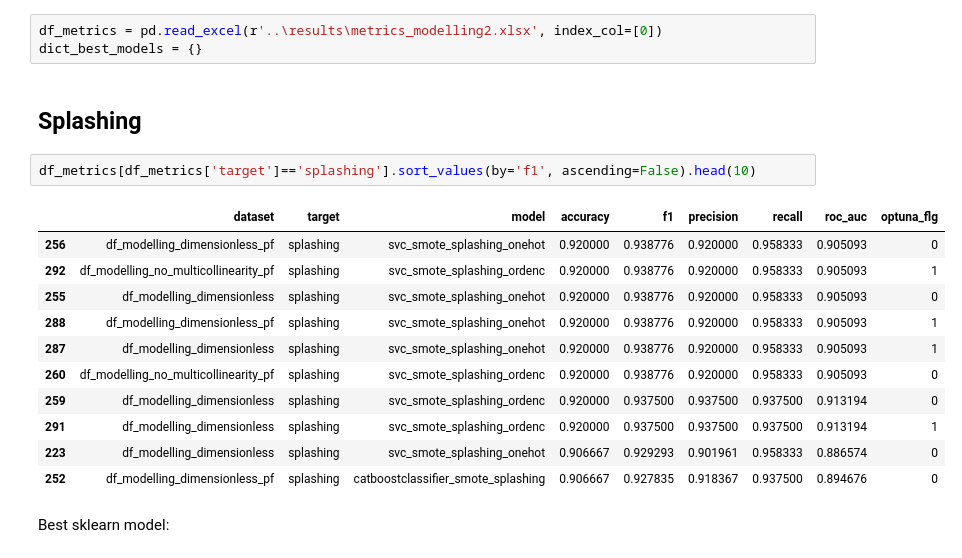
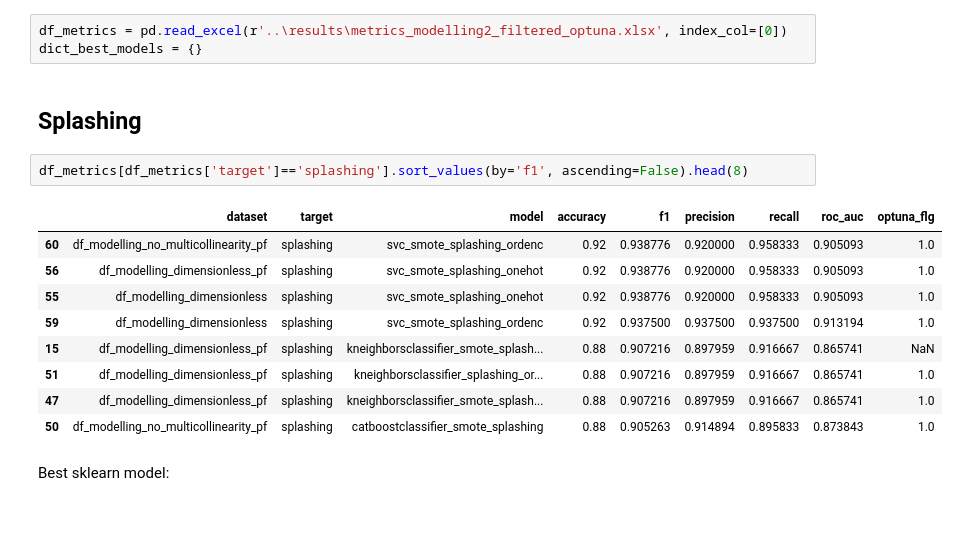
Before and after one commit to mvulf/drop-wall-impact-ml-prediction, a Jupyter notebook: notebooks/models_interpretation.ipynb, the cells around one changed output. Saved outputs shown, nothing was run; the diff lists cells and outputs as text; blank space fills up the shorter version.

Commit message:
[ADD] Models interpretation

```diff
--- a/notebooks/models_interpretation.ipynb
+++ b/notebooks/models_interpretation.ipynb
@@ -26,24 +29,22 @@ RANDOM_STATE = 42
 # %% [markdown]
 # Choosing best models
 # %%
-df_metrics = pd.read_excel(r'..\results\metrics_modelling2.xlsx', index_col=[0])
+df_metrics = pd.read_excel(r'..\results\metrics_modelling2_filtered_optuna.xlsx', index_col=[0])
 dict_best_models = {}
 # %% [markdown]
 ## Splashing
 # %%
-df_metrics[df_metrics['target']=='splashing'].sort_values(by='f1', ascending=False).head(10)
+df_metrics[df_metrics['target']=='splashing'].sort_values(by='f1', ascending=False).head(8)
 # %% [output]
 |  | dataset | target | model | accuracy | f1 | precision | recall | roc_auc | optuna_flg |
-| 256 | df_modelling_dimensionless_pf | splashing | svc_smote_splashing_onehot | 0.920000 | 0.938776 | 0.920000 | 0.958333 | 0.905093 | 0 |
-| 292 | df_modelling_no_multicollinearity_pf | splashing | svc_smote_splashing_ordenc | 0.920000 | 0.938776 | 0.920000 | 0.958333 | 0.905093 | 1 |
-| 255 | df_modelling_dimensionless | splashing | svc_smote_splashing_onehot | 0.920000 | 0.938776 | 0.920000 | 0.958333 | 0.905093 | 0 |
-| 288 | df_modelling_dimensionless_pf | splashing | svc_smote_splashing_onehot | 0.920000 | 0.938776 | 0.920000 | 0.958333 | 0.905093 | 1 |
-| 287 | df_modelling_dimensionless | splashing | svc_smote_splashing_onehot | 0.920000 | 0.938776 | 0.920000 | 0.958333 | 0.905093 | 1 |
-| 260 | df_modelling_no_multicollinearity_pf | splashing | svc_smote_splashing_ordenc | 0.920000 | 0.938776 | 0.920000 | 0.958333 | 0.905093 | 0 |
-| 259 | df_modelling_dimensionless | splashing | svc_smote_splashing_ordenc | 0.920000 | 0.937500 | 0.937500 | 0.937500 | 0.913194 | 0 |
-| 291 | df_modelling_dimensionless | splashing | svc_smote_splashing_ordenc | 0.920000 | 0.937500 | 0.937500 | 0.937500 | 0.913194 | 1 |
-| 223 | df_modelling_dimensionless | splashing | svc_smote_splashing_onehot | 0.906667 | 0.929293 | 0.901961 | 0.958333 | 0.886574 | 0 |
-| 252 | df_modelling_dimensionless_pf | splashing | catboostclassifier_smote_splashing | 0.906667 | 0.927835 | 0.918367 | 0.937500 | 0.894676 | 0 |
+| 60 | df_modelling_no_multicollinearity_pf | splashing | svc_smote_splashing_ordenc | 0.92 | 0.938776 | 0.920000 | 0.958333 | 0.905093 | 1.0 |
+| 56 | df_modelling_dimensionless_pf | splashing | svc_smote_splashing_onehot | 0.92 | 0.938776 | 0.920000 | 0.958333 | 0.905093 | 1.0 |
+| 55 | df_modelling_dimensionless | splashing | svc_smote_splashing_onehot | 0.92 | 0.938776 | 0.920000 | 0.958333 | 0.905093 | 1.0 |
+| 59 | df_modelling_dimensionless | splashing | svc_smote_splashing_ordenc | 0.92 | 0.937500 | 0.937500 | 0.937500 | 0.913194 | 1.0 |
+| 15 | df_modelling_dimensionless_pf | splashing | kneighborsclassifier_smote_splash... | 0.88 | 0.907216 | 0.897959 | 0.916667 | 0.865741 | NaN |
+| 51 | df_modelling_dimensionless_pf | splashing | kneighborsclassifier_splashing_or... | 0.88 | 0.907216 | 0.897959 | 0.916667 | 0.865741 | 1.0 |
+| 47 | df_modelling_dimensionless_pf | splashing | kneighborsclassifier_smote_splash... | 0.88 | 0.907216 | 0.897959 | 0.916667 | 0.865741 | 1.0 |
+| 50 | df_modelling_no_multicollinearity_pf | splashing | catboostclassifier_smote_splashing | 0.88 | 0.905263 | 0.914894 | 0.895833 | 0.873843 | 1.0 |
 # %% [markdown]
 Best sklearn model:
 # %%
```
Also changed, not shown: parts of 42 cells of this notebook, 11 other files.
